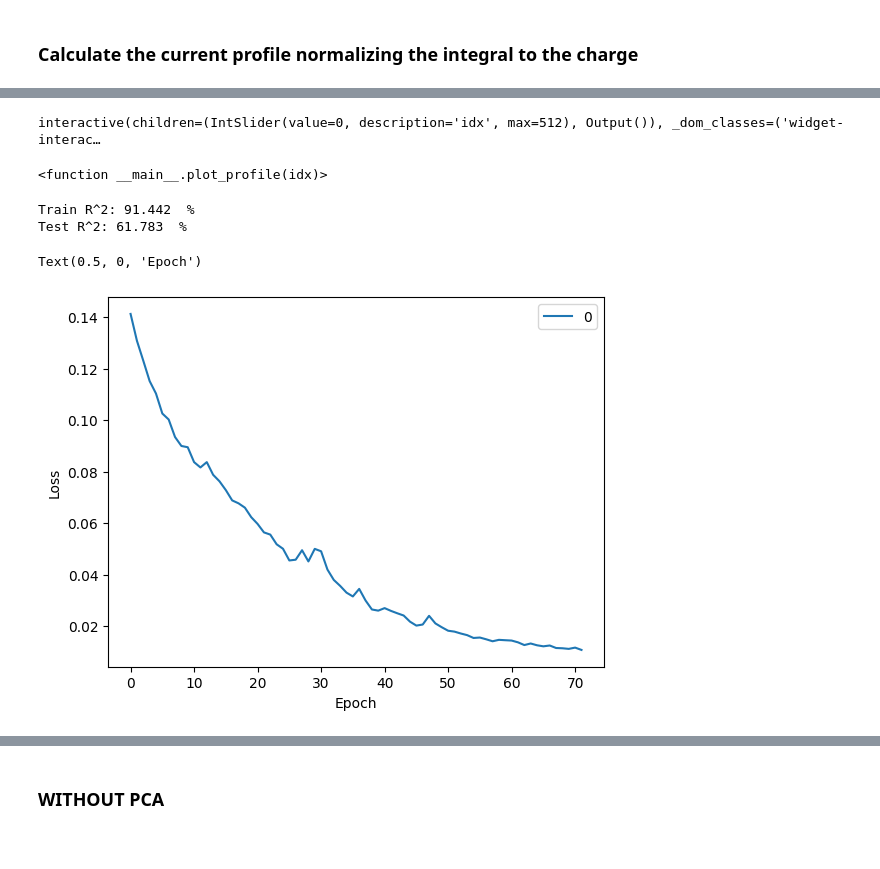
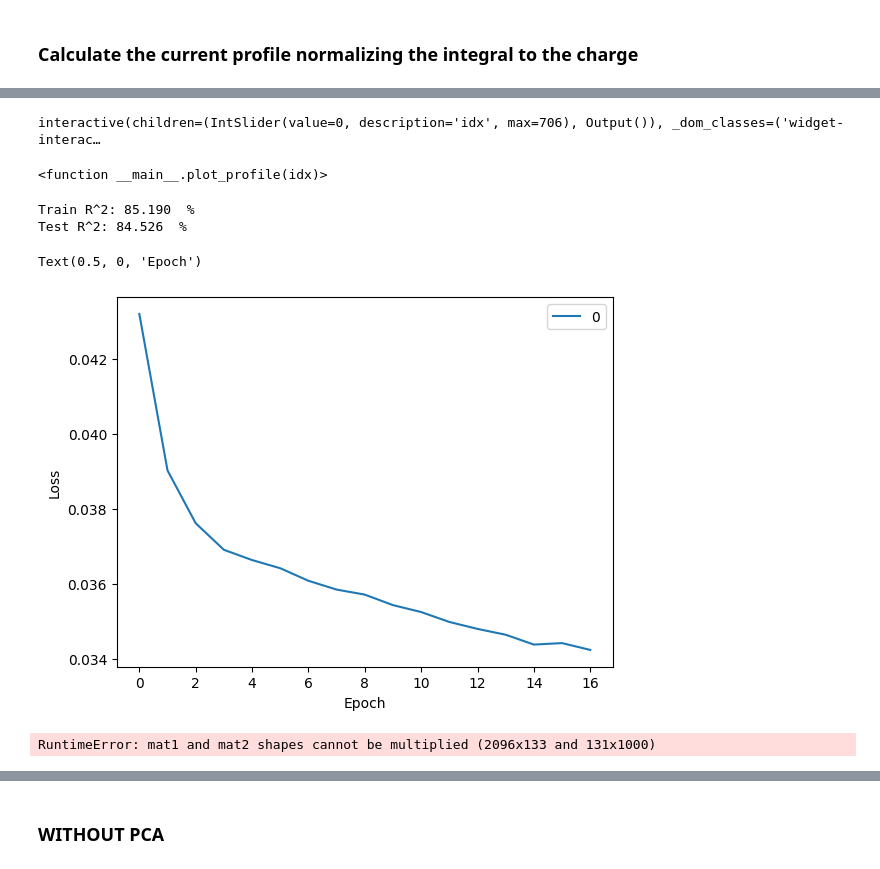
Before and after one commit to truewis/FACET-II-ML-diag, a Jupyter notebook: notebooks/workflow_walkthroughs/current_profile_model.ipynb, the cells around one changed output, grey strips where cells are left out. Saved outputs shown, nothing was run; the diff lists cells and outputs as text; code cells hidden in the pictures.

```diff
--- a/notebooks/current_profile_model.ipynb
+++ b/notebooks/workflow_walkthroughs/current_profile_model.ipynb
@@ -29,7 +29,7 @@ dnom = 59.8e-3
 
 # Sets data location
 experiment = 'E338'
-runname = '12691'
+runname = '12710'
 # %% [markdown]
 ### Load dataset
 # %%
@@ -132,13 +132,13 @@ xtcavPhase = bsaScalarData[phase_idx, :]
 xtcavOffShots = xtcavAmpl<0.1
 xtcavPhase[xtcavOffShots] = 0 #Set this for ease of plotting
 # %%
-xtcavPhase = matstruct_to_dict(data_struct)['scalars']['nonBSA_List_LINAC_KLYS']['TCAV_LI20_2400_S_PV'][DTOTR2commonind]
-xtcavAmpl = matstruct_to_dict(data_struct)['scalars']['nonBSA_List_LINAC_KLYS']['TCAV_LI20_2400_S_AV'][DTOTR2commonind]
-xtcavOffShots = xtcavAmpl<0.1
-xtcavPhase[xtcavOffShots] = 0
-bsaScalarData = np.nan_to_num(np.vstack((bsaScalarData, xtcavPhase, xtcavAmpl)))
-bsaVars.append('TCAV_LI20_2400P')
-bsaVars.append('TCAV_LI20_2400A')
+# xtcavPhase = matstruct_to_dict(data_struct)['scalars']['nonBSA_List_LINAC_KLYS']['TCAV_LI20_2400_S_PV'][DTOTR2commonind]
+# xtcavAmpl = matstruct_to_dict(data_struct)['scalars']['nonBSA_List_LINAC_KLYS']['TCAV_LI20_2400_S_AV'][DTOTR2commonind]
+# xtcavOffShots = xtcavAmpl<0.1
+# xtcavPhase[xtcavOffShots] = 0
+# bsaScalarData = np.nan_to_num(np.vstack((bsaScalarData, xtcavPhase, xtcavAmpl)))
+# bsaVars.append('TCAV_LI20_2400P')
+# bsaVars.append('TCAV_LI20_2400A')
 # %% [markdown]
 ### Calculate the current profile normalizing the integral to the charge
 # %%
@@ -376,7 +377,7 @@ def plot_profile(idx):
 # Create slider
 interact(plot_profile, idx=IntSlider(min=0, max=goodShots.shape[0]-1, step=1, value=0))
 # %% [output]
-interactive(children=(IntSlider(value=0, description='idx', max=512), Output()), _dom_classes=('widget-interac…
+interactive(children=(IntSlider(value=0, description='idx', max=706), Output()), _dom_classes=('widget-interac…
 <function __main__.plot_profile(idx)>
 # %%
 # 20-best parameter fit (bsaScalar PVs + step number)
@@ -406,7 +407,8 @@ x_scaled = scaler.fit_transform(predictor)
 x_train_scaled = x_scaled[idxtrain]
 x_test_scaled = x_scaled[idxtest]
 
-Iz_scaled = scaler.fit_transform(Iz)
+iz_scaler = MinMaxScaler()
+Iz_scaled = iz_scaler.fit_transform(Iz)
 Iz_train_scaled = Iz_scaled[idxtrain,:]
 Iz_test_scaled = Iz_scaled[idxtest,:]
 # %%
@@ -438,37 +440,37 @@ mlp = MLPRegressor(
     momentum = 0.7,# Only used for sgd solver
     warm_start = False,
     random_state = None)
 mlp.fit(x_train_scaled, compressed_targets)
 
 # evaluate
 pred_compressed = mlp.predict(x_test_scaled)
 pred_profiles = pca.inverse_transform(pred_compressed)
 train_rsq = []
 for i in range(Iz_train_scaled.shape[0]):
-    y_true = scaler.inverse_transform(Iz_train_scaled)[i,:]
-    y_pred = scaler.inverse_transform(pca.inverse_transform(mlp.predict(x_train_scaled)))[i,:]
+    y_true = iz_scaler.inverse_transform(Iz_train_scaled)[i,:]
+    y_pred = iz_scaler.inverse_transform(pca.inverse_transform(mlp.predict(x_train_scaled)))[i,:]
     RSS = np.sum((y_true - y_pred)**2)
     TSS = np.sum((y_true - np.average(y_true))**2)
     R_sq = 1 - RSS/TSS
     train_rsq.append(R_sq)
 test_rsq = []
 for i in range(Iz_test_scaled.shape[0]):
-    y_true = scaler.inverse_transform(Iz_test_scaled)[i,:]
-    y_pred = scaler.inverse_transform(pred_profiles)[i,:]
+    y_true = iz_scaler.inverse_transform(Iz_test_scaled)[i,:]
+    y_pred = iz_scaler.inverse_transform(pred_profiles)[i,:]
     RSS = np.sum((y_true - y_pred)**2)
     TSS = np.sum((y_true - np.average(y_true))**2)
     R_sq = 1 - RSS/TSS
     test_rsq.append(R_sq)
 print("Train R^2: {0:.3f} ".format(np.average(train_rsq)*100), "%")
 print("Test R^2: {0:.3f} ".format(np.average(test_rsq)*100), "%")
 # print("Train RMSE: {0:.3f} ".format(np.sqrt(np.mean((compressed_targets - mlp.predict(x_train_scaled))**2))*100),"%")
 # print("Test RMSE: {0:.3f} ".format(np.sqrt(np.mean((Iz_test_scaled - pred_profiles)**2))*100),"%")
 
 pd.DataFrame(mlp.loss_curve_).plot()
 plt.ylabel('Loss')
 plt.xlabel('Epoch')
 # %% [output]
-Train R^2: 91.442  %
-Test R^2: 61.783  %
+Train R^2: 85.190  %
+Test R^2: 84.526  %
 Text(0.5, 0, 'Epoch')
-[figure, old version]
+[figure, new version]
@@ -474,0 +481,5 @@ Text(0.5, 0, 'Epoch')
+# %%
+with torch.no_grad():
+    x = iz_scaler.inverse_transform(model(x).numpy())
+# %% [output]
+RuntimeError: mat1 and mat2 shapes cannot be multiplied (2096x133 and 131x1000)
```
Also changed, not shown: parts of 9 cells of this notebook, 3 other files.
